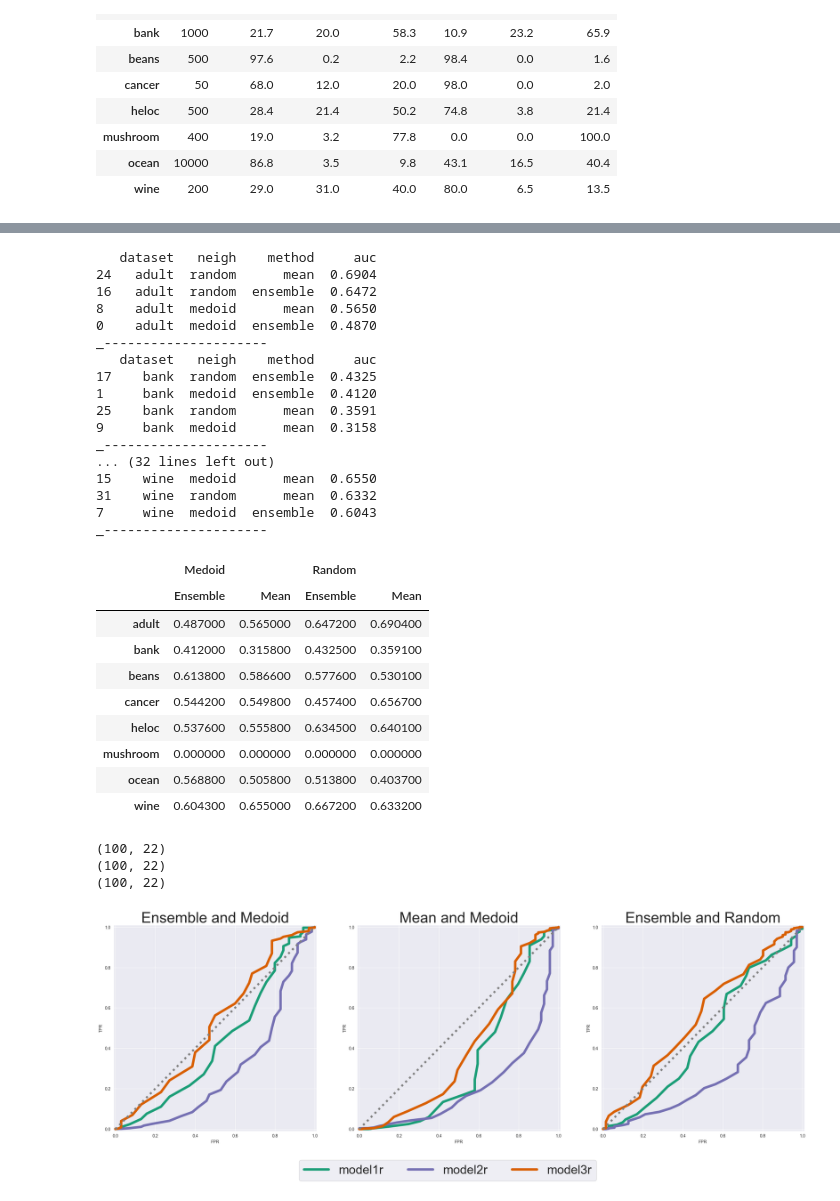
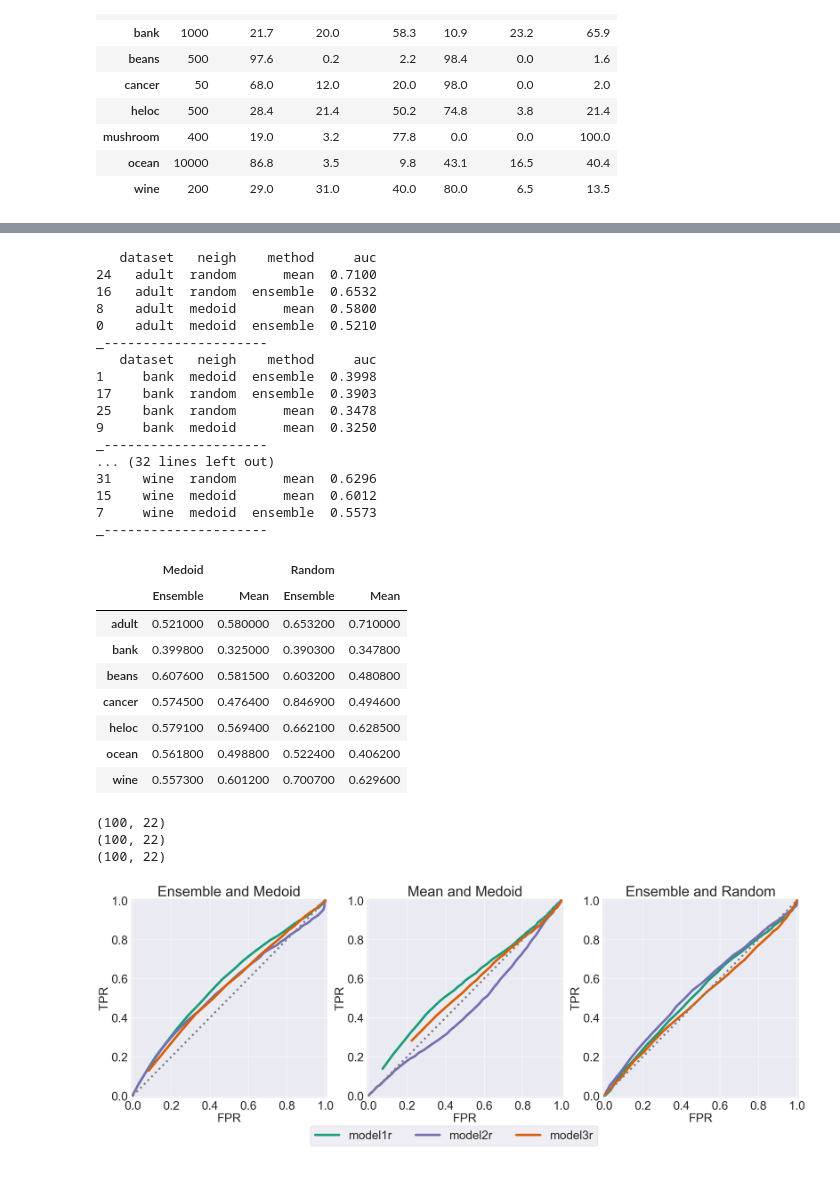
Before and after one commit to MatteoVicenzino/XAI_robustness_analysis, a Jupyter notebook: tuning_Reg2.ipynb, the cells around one changed output, grey strips where cells are left out. Drawn from its saved outputs; the diff is of its cells as text; code cells hidden in the pictures.

```diff
--- a/tuning_Reg2.ipynb
+++ b/tuning_Reg2.ipynb
@@ -132,6 +129,6 @@ plt.show()
 # %%
-k_r = 7
-param_dict[dataset_name][f"{agg}_{neigh}_k"] = k_r
+k_r = 5
+#param_dict[dataset_name][f"{agg}_{neigh}_k"] = k_r
 # %%
 plt.figure(figsize=(8,6))
 for model_name in [m for m in model_list]: # if m != 'model1' and m != 'model2' and m != 'model3'
@@ -164,6 +161,6 @@ plt.show()
 # %%
-th = 0.8
-param_dict[dataset_name][f"{agg}_{neigh}_th"] = th
+th = 0.75
+#param_dict[dataset_name][f"{agg}_{neigh}_th"] = th
 
 #joblib.dump(param_dict, os.path.join(os.getcwd(), "parameters.joblib"))
 # %%
@@ -515,21 +512,21 @@ for dataset_name in param_dict.keys():
     print("_---------------------")
 # %% [output]
    dataset   neigh    method     auc
-24   adult  random      mean  0.6904
-16   adult  random  ensemble  0.6472
-8    adult  medoid      mean  0.5650
-0    adult  medoid  ensemble  0.4870
+24   adult  random      mean  0.7100
+16   adult  random  ensemble  0.6532
+8    adult  medoid      mean  0.5800
+0    adult  medoid  ensemble  0.5210
 _---------------------
    dataset   neigh    method     auc
-17    bank  random  ensemble  0.4325
-1     bank  medoid  ensemble  0.4120
-25    bank  random      mean  0.3591
-9     bank  medoid      mean  0.3158
+1     bank  medoid  ensemble  0.3998
+17    bank  random  ensemble  0.3903
+25    bank  random      mean  0.3478
+9     bank  medoid      mean  0.3250
 _---------------------
 ... (32 lines left out)
-15    wine  medoid      mean  0.6550
-31    wine  random      mean  0.6332
-7     wine  medoid  ensemble  0.6043
+31    wine  random      mean  0.6296
+15    wine  medoid      mean  0.6012
+7     wine  medoid  ensemble  0.5573
 _---------------------
 # %%
 # Table 3
@@ -548,6 +545,7 @@ table3.columns = pd.MultiIndex.from_tuples([
 ])
 
 table3 = table3.reindex([d for d in param_dict.keys() if d in table3.index])
+table3 = table3.drop('mushroom', axis=0) # dont display mushroom
 table3.index.name = None
 table3.columns.names = [None, None]
 def bold_max(row):
@@ -556,14 +554,13 @@ display(table3.style.apply(bold_max, axis=1))
 # %% [output]
 |  | Medoid |  | Random |  |
 |  | Ensemble | Mean | Ensemble | Mean |
-| adult | 0.487000 | 0.565000 | 0.647200 | 0.690400 |
-| bank | 0.412000 | 0.315800 | 0.432500 | 0.359100 |
-| beans | 0.613800 | 0.586600 | 0.577600 | 0.530100 |
-| cancer | 0.544200 | 0.549800 | 0.457400 | 0.656700 |
-| heloc | 0.537600 | 0.555800 | 0.634500 | 0.640100 |
-| mushroom | 0.000000 | 0.000000 | 0.000000 | 0.000000 |
-| ocean | 0.568800 | 0.505800 | 0.513800 | 0.403700 |
-| wine | 0.604300 | 0.655000 | 0.667200 | 0.633200 |
+| adult | 0.521000 | 0.580000 | 0.653200 | 0.710000 |
+| bank | 0.399800 | 0.325000 | 0.390300 | 0.347800 |
+| beans | 0.607600 | 0.581500 | 0.603200 | 0.480800 |
+| cancer | 0.574500 | 0.476400 | 0.846900 | 0.494600 |
+| heloc | 0.579100 | 0.569400 | 0.662100 | 0.628500 |
+| ocean | 0.561800 | 0.498800 | 0.522400 | 0.406200 |
+| wine | 0.557300 | 0.601200 | 0.700700 | 0.629600 |
 # %%
 x_ = "FPR"
 y_ = "TPR"
@@ -580,7 +577,7 @@ model_colors = {f"{model_list[0]}": "#1b9e77",
                 f"{model_list[2]}": "#d95f02"
                 }
 
-dataset_name = "bank"
+dataset_name = "ocean"
 
 for i, model_name in enumerate(model_colors.keys()):
     df1 = df_ens
@@ -593,31 +590,31 @@ for i, model_name in enumerate(model_colors.keys()):
 
     ax[0].plot(de[x_], de[y_], label= f"Model {i+1}", c = model_colors[model_name], linewidth = linewidth, linestyle = "-")
     ax[1].plot(dd[x_], dd[y_],  label= f"Model {i+1}", c = model_colors[model_name], linewidth = linewidth, linestyle = "-")
 
 
 for i, model_name in enumerate(model_colors.keys()):
     df1 = df_ens_random
 
     de = df1[df1["dataset"]==dataset_name][df1["model"]==model_name]
     ax[2].plot(de[x_], de[y_], label= f"Model {i+1}", c = model_colors[model_name], linewidth = linewidth, linestyle = "-")
 
 
 for col in range(3):
     ax[col].set_ylim(-0.01,1.01)
     ax[col].set_xlim(-0.01,1.01)
     ax[col].set_xlabel("FPR")
     ax[col].set_ylabel("TPR")
     ax[col].set_xticks([0.0, 0.2, 0.4, 0.6, 0.8, 1.0])
     ax[col].plot(np.linspace(0,1), np.linspace(0,1), ":", c= "gray", linewidth = 5)
 
 ax[0].set_title("Ensemble and Medoid")
 ax[1].set_title("Mean and Medoid")
 ax[2].set_title("Ensemble and Random")
 
 fig.legend(list(model_colors.keys()), loc='lower center', ncol=3, bbox_to_anchor=(0.5,-0.1), bbox_transform=fig.transFigure)
 plt.show()
 # %% [output]
 (100, 22)
 (100, 22)
 (100, 22)
-[figure, old version]
+[figure, new version]
```
Also changed, not shown: parts of 6 cells of this notebook, 31 other files.
